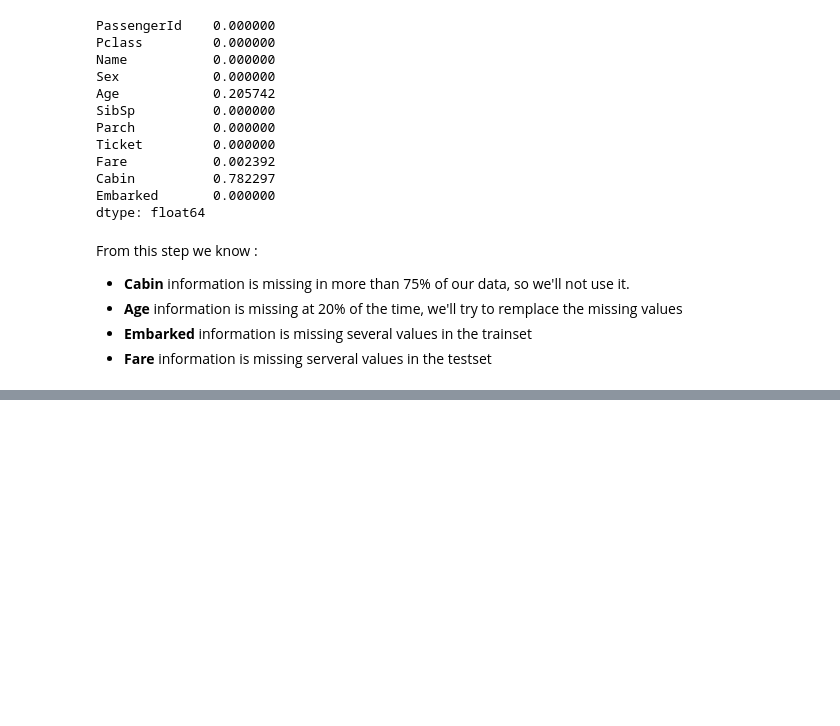
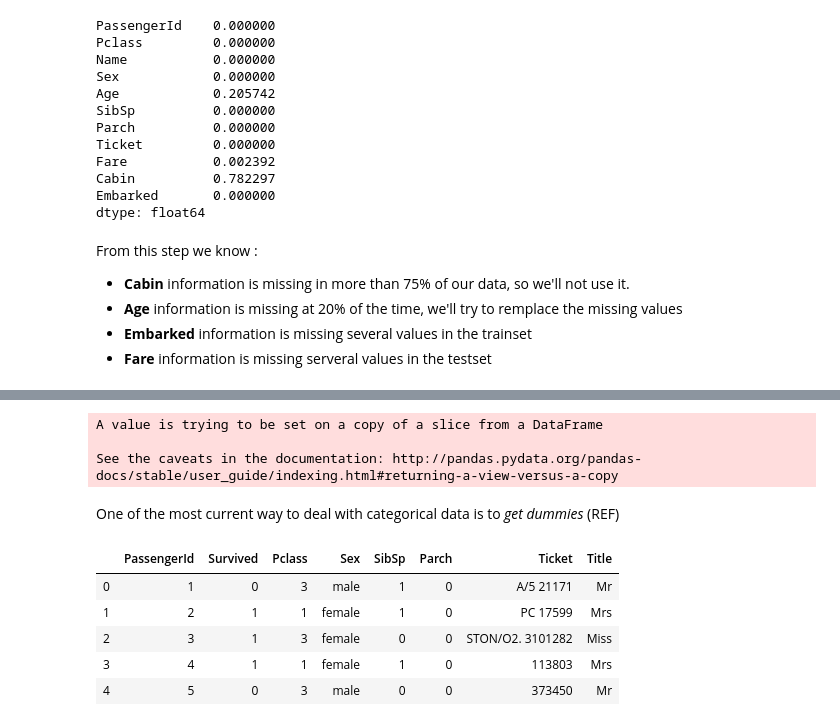
Before and after one commit to Picrik/DataScience, a Jupyter notebook: Titanic/Titanic_ENG_JPS.ipynb, the cells around one changed output, grey strips where cells are left out. Saved outputs shown, nothing was run; the diff lists cells and outputs as text; code cells hidden in the pictures; blank space fills up the shorter version.

```diff
--- a/Titanic/Titanic_ENG_JPS.ipynb
+++ b/Titanic/Titanic_ENG_JPS.ipynb
@@ -220,0 +371,22 @@ From this step we know :
+# %%
+df_train_remove = extractTitle(df_train_remove, "Name", dict_title)
+df_test_remove = extractTitle(df_test_remove, "Name", dict_title)
+df_train_mean = extractTitle(df_train_mean, "Name", dict_title)
+df_test_mean = extractTitle(df_test_mean, "Name", dict_title)
+df_train_median = extractTitle(df_train_median, "Name", dict_title)
+df_test_median = extractTitle(df_test_median, "Name", dict_title)
+# %% [output]
+A value is trying to be set on a copy of a slice from a DataFrame
+
+See the caveats in the documentation: http://pandas.pydata.org/pandas-docs/stable/user_guide/indexing.html#returning-a-view-versus-a-copy
+# %% [markdown]
+One of the most current way to deal with categorical data is to <i>get dummies</i> (REF)
+# %%
+df_train_remove.head()
+# %% [output]
+|  | PassengerId | Survived | Pclass | Sex | SibSp | Parch | Ticket | Title |
+| 0 | 1 | 0 | 3 | male | 1 | 0 | A/5 21171 | Mr |
+| 1 | 2 | 1 | 1 | female | 1 | 0 | PC 17599 | Mrs |
+| 2 | 3 | 1 | 3 | female | 0 | 0 | STON/O2. 3101282 | Miss |
+| 3 | 4 | 1 | 1 | female | 1 | 0 | 113803 | Mrs |
+| 4 | 5 | 0 | 3 | male | 0 | 0 | 373450 | Mr |
```
Also changed, not shown: parts of 50 cells of this notebook.
